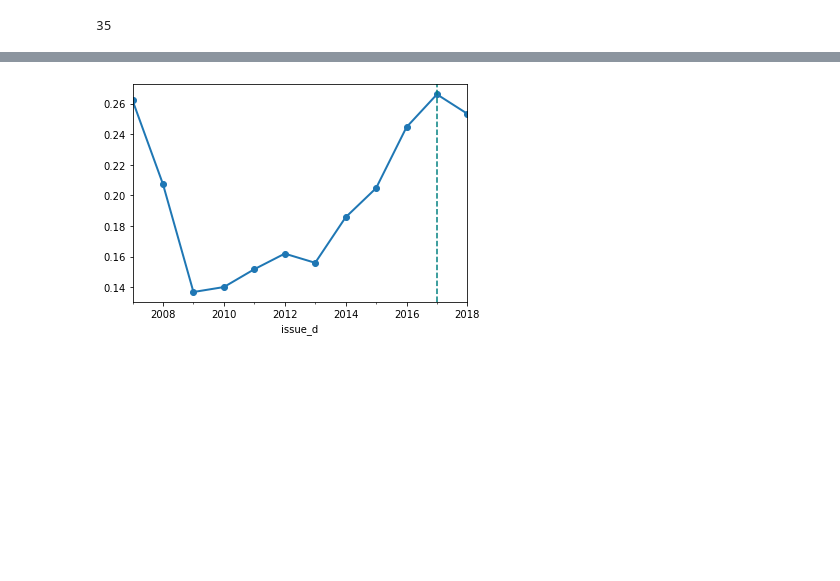
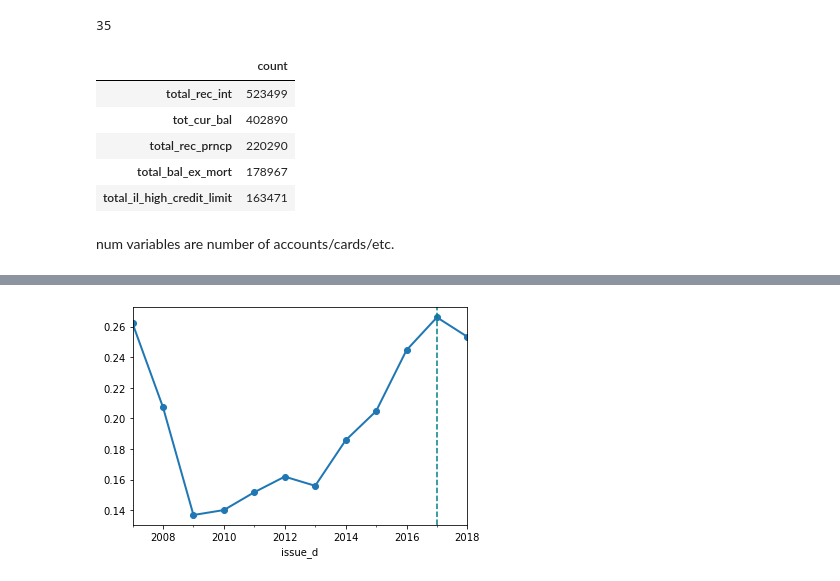
Before and after one commit to WeiDong-Sanderson/LendingClub_Default-Prediction, a Jupyter notebook: Notebook/3. Pre-processing.ipynb, the cells around one changed output, grey strips where cells are left out. Drawn from its saved outputs; the diff is of its cells as text; code cells hidden in the pictures; blank space fills up the shorter version.

```diff
--- a/Notebook/3. Pre-processing.ipynb
+++ b/Notebook/3. Pre-processing.ipynb
@@ -112,3 +112,14 @@ len(missinglist)
 # %%
 nunique = pd.DataFrame(df.nunique().sort_values(ascending = False))
 nunique.columns=['count']
+# %%
+nunique.head()
+# %% [output]
+|  | count |
+| total_rec_int | 523499 |
+| tot_cur_bal | 402890 |
+| total_rec_prncp | 220290 |
+| total_bal_ex_mort | 178967 |
+| total_il_high_credit_limit | 163471 |
+# %% [markdown]
+num variables are number of accounts/cards/etc.
```
Also changed, not shown: parts of 48 cells of this notebook.
